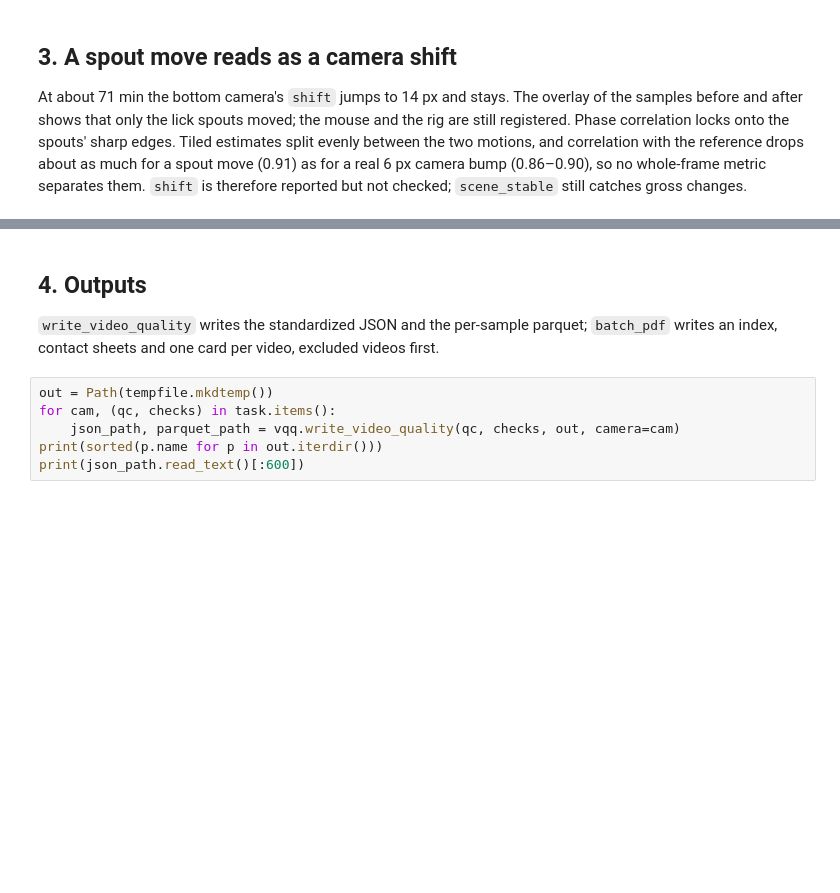
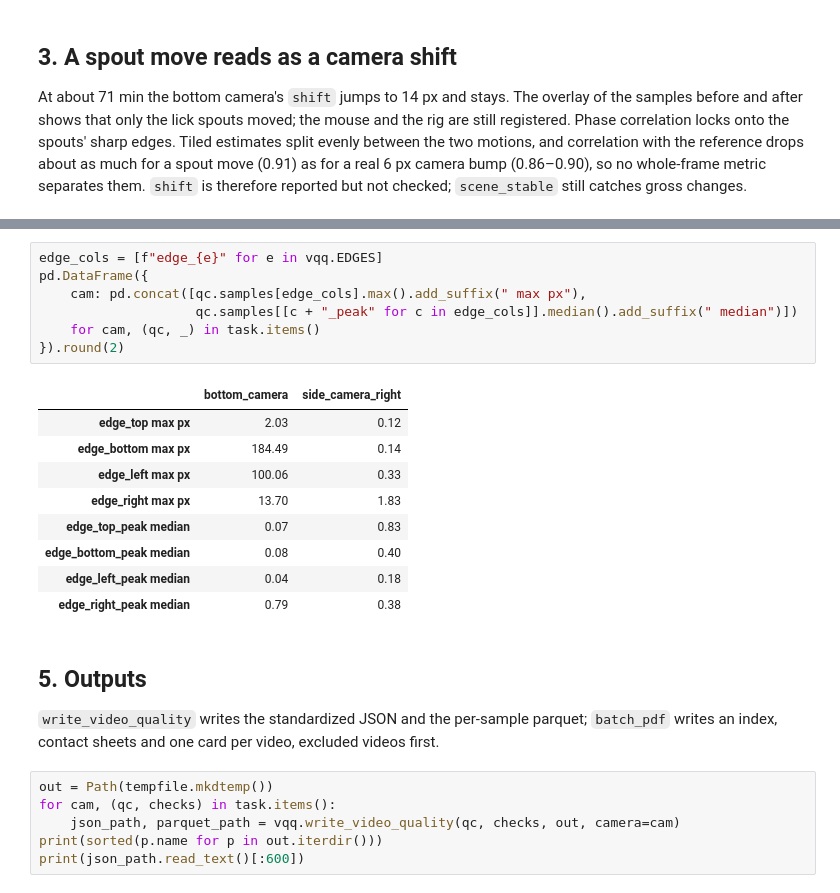
Before and after one commit to AllenNeuralDynamics/aind-dynamic-foraging-behavior-video-analysis, a Jupyter notebook: examples/video_quality_qc_validation.ipynb, the cells around one changed output, grey strips where cells are left out. Saved outputs shown, nothing was run; the diff lists cells and outputs as text; blank space fills up the shorter version.

```diff
--- a/examples/video_quality_qc_validation.ipynb
+++ b/examples/video_quality_qc_validation.ipynb
@@ -169,5 +227,22 @@ s.loc[jump - 2 : jump + 1, ["video_time", "shift_x", "shift_y", "similarity"]].r
+# %%
+edge_cols = [f"edge_{e}" for e in vqq.EDGES]
+pd.DataFrame({
+    cam: pd.concat([qc.samples[edge_cols].max().add_suffix(" max px"),
+                    qc.samples[[c + "_peak" for c in edge_cols]].median().add_suffix(" median")])
+    for cam, (qc, _) in task.items()
+}).round(2)
+# %% [output]
+|  | bottom_camera | side_camera_right |
+| edge_top max px | 2.03 | 0.12 |
+| edge_bottom max px | 184.49 | 0.14 |
+| edge_left max px | 100.06 | 0.33 |
+| edge_right max px | 13.70 | 1.83 |
+| edge_top_peak median | 0.07 | 0.83 |
+| edge_bottom_peak median | 0.08 | 0.40 |
+| edge_left_peak median | 0.04 | 0.18 |
+| edge_right_peak median | 0.79 | 0.38 |
 # %% [markdown]
-## 4. Outputs
+## 5. Outputs
 
 `write_video_quality` writes the standardized JSON and the per-sample
 parquet; `batch_pdf` writes an index, contact sheets and one card per
```
Also changed, not shown: parts of 14 cells of this notebook, 7 other files.
